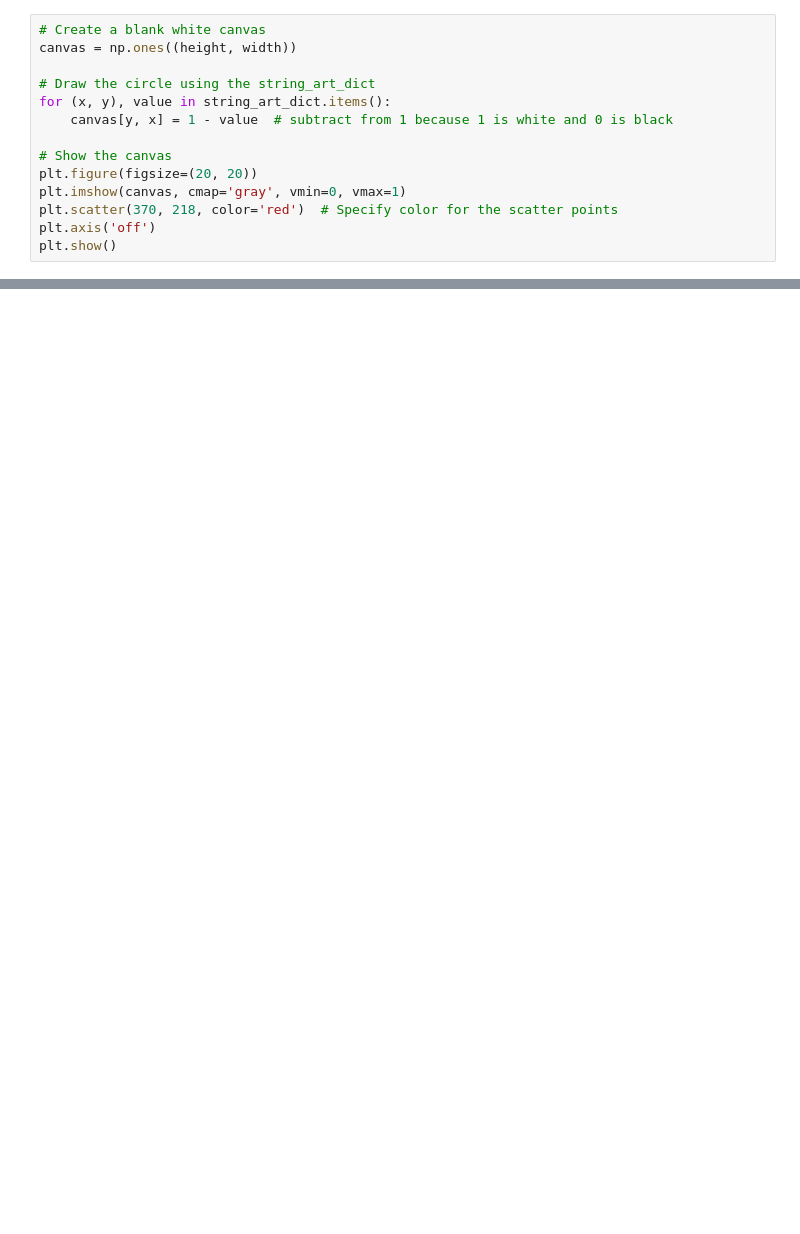
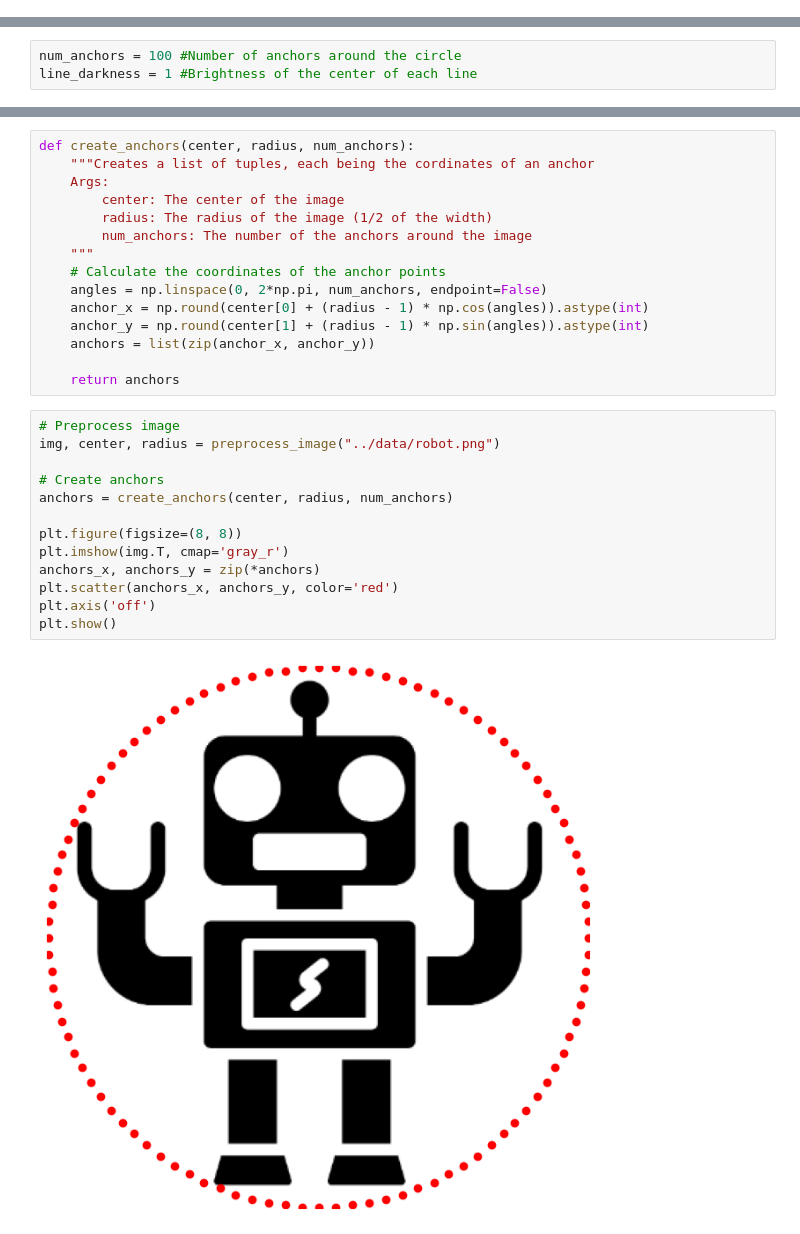
Before and after one commit to atuecke/string-art, a Jupyter notebook: main/0_create-string-art/anti-aliased.ipynb, the cells around one changed output, grey strips where cells are left out. Drawn from its saved outputs; the diff is of its cells as text; blank space fills up the shorter version.

```diff
--- a/main/0_create-string-art/anti-aliased.ipynb
+++ b/main/0_create-string-art/anti-aliased.ipynb
@@ -357,14 +0,0 @@ plt.show()
-# %%
-# Create a blank white canvas
-canvas = np.ones((height, width))
-
-# Draw the circle using the string_art_dict
-for (x, y), value in string_art_dict.items():
-    canvas[y, x] = 1 - value  # subtract from 1 because 1 is white and 0 is black
-
-# Show the canvas
-plt.figure(figsize=(20, 20))
-plt.imshow(canvas, cmap='gray', vmin=0, vmax=1)
-plt.scatter(370, 218, color='red')  # Specify color for the scatter points
-plt.axis('off')
-plt.show()
@@ -372,0 +9,3 @@ plt.show()
+# %%
+num_anchors = 100 #Number of anchors around the circle
+line_darkness = 1 #Brightness of the center of each line
@@ -372,0 +50,30 @@ plt.show()
+# %%
+def create_anchors(center, radius, num_anchors):
+    """Creates a list of tuples, each being the cordinates of an anchor
+    Args:
+        center: The center of the image
+        radius: The radius of the image (1/2 of the width)
+        num_anchors: The number of the anchors around the image
+    """
+    # Calculate the coordinates of the anchor points
+    angles = np.linspace(0, 2*np.pi, num_anchors, endpoint=False)
+    anchor_x = np.round(center[0] + (radius - 1) * np.cos(angles)).astype(int)
+    anchor_y = np.round(center[1] + (radius - 1) * np.sin(angles)).astype(int)
+    anchors = list(zip(anchor_x, anchor_y))
+
+    return anchors
+# %%
+# Preprocess image
+img, center, radius = preprocess_image("../data/robot.png")
+
+# Create anchors
+anchors = create_anchors(center, radius, num_anchors)
+
+plt.figure(figsize=(8, 8))
+plt.imshow(img.T, cmap='gray_r')
+anchors_x, anchors_y = zip(*anchors)
+plt.scatter(anchors_x, anchors_y, color='red')
+plt.axis('off')
+plt.show()
+# %% [output]
+[figure, added]
```
Also changed, not shown: parts of 57 cells of this notebook, 1 other file.
